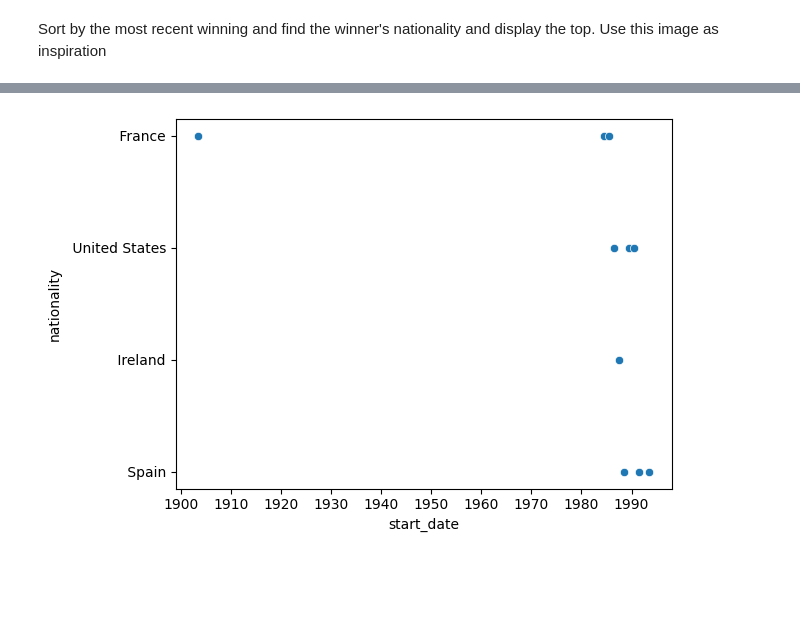
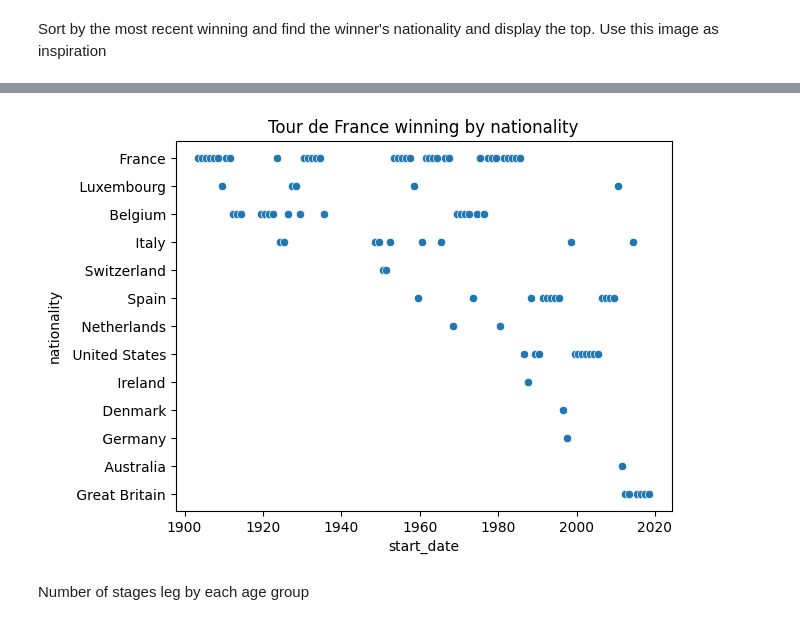
Before and after one commit to mgangla/PyData-Analysis, a Jupyter notebook: visualisationProject_SportsAnalytics.ipynb, the cells around one changed output, grey strips where cells are left out. Saved outputs shown, nothing was run; the diff lists cells and outputs as text; code cells hidden in the pictures; blank space fills up the shorter version.

```diff
--- a/visualisationProject_SportsAnalytics.ipynb
+++ b/visualisationProject_SportsAnalytics.ipynb
@@ -93,5 +93,3 @@ td_france.head()
 | 2 | 3 | 1905-07-09 | Louis Trousselier | Peugeot–Wolber | 2994.0 | NaN | NaN | 5 | ... |
 | 3 | 4 | 1906-07-04 | René Pottier | Peugeot–Wolber | 4637.0 | NaN | NaN | 5 | ... |
 | 4 | 5 | 1907-07-08 | Lucien Petit-Breton | Peugeot–Wolber | 4488.0 | NaN | NaN | 2 | ... |
-# %%
-td_france['CALCULATED_AGE'] = (td_france.start_date - td_france.born)/np.timedelta64(1, 'Y')
@@ -117,7 +111,7 @@ plt.show()
 # %% [markdown]
 Sort by the most recent winning and find the winner's nationality and display the top. Use this image as inspiration
 # %%
-winning_ordered=td_france['start_date'].value_counts().nlargest(10).index
+winning_ordered=td_france['start_date'].value_counts().nlargest(100).index
 # %%
 winning_ordered
 # %% [output]
@@ -144,8 +153,10 @@ winning_ordered_df
 # %%
 sns.scatterplot(
-    data=winning_ordered_df, x= "start_date", y="nationality",sizes=(100, 200), legend="full"
-)
+    data=winning_ordered_df, x= "start_date", y="nationality",sizes=(150, 300), legend="full"
+).set(title='Tour de France winning by nationality')
 
 plt.show()
 # %% [output]
-[figure, old version]
+[figure, new version]
+# %% [markdown]
+Number of stages leg by each age group
```
Also changed, not shown: parts of 5 cells of this notebook.
